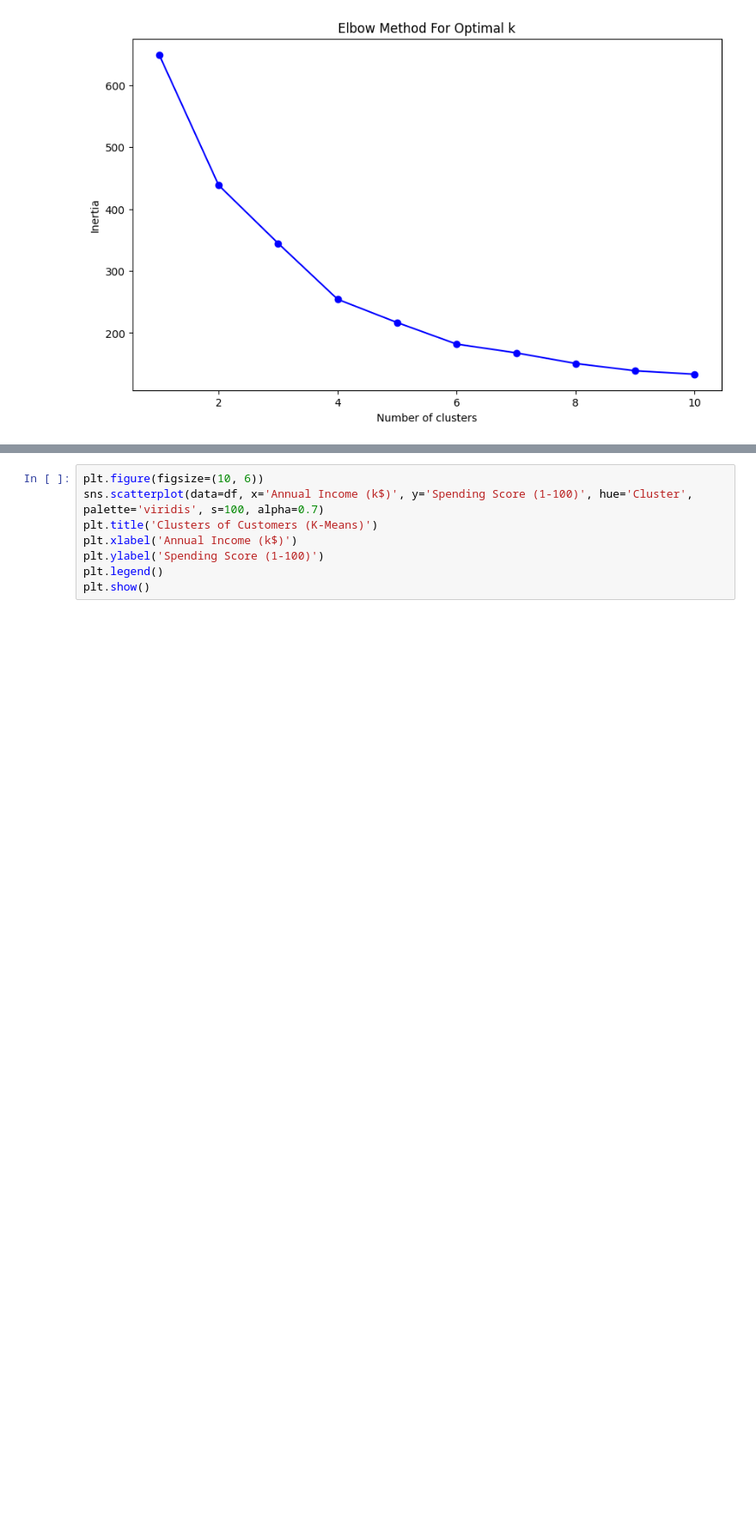
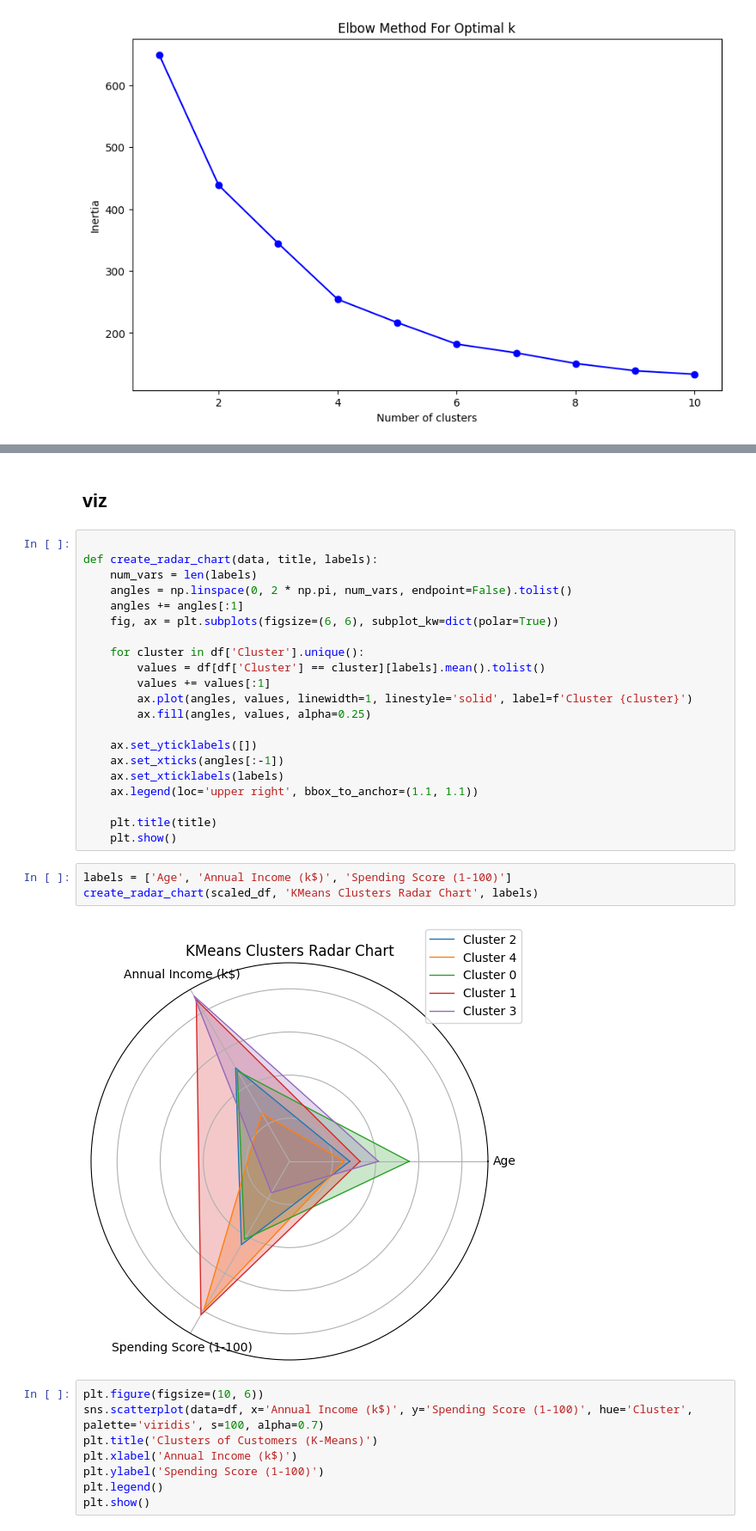
Before and after one commit to adibk/customer_analysis, a Jupyter notebook: shopping_mall/jupyter_Mall.ipynb, the cells around one changed output, grey strips where cells are left out. Shown at 86% size. Saved outputs shown, nothing was run; the diff lists cells and outputs as text; blank space fills up the shorter version.

```diff
--- a/shopping_mall/jupyter_Mall.ipynb
+++ b/shopping_mall/jupyter_Mall.ipynb
@@ -191,3 +234,31 @@ df.head()
+# %% [markdown]
+## viz
+# %%
+
+def create_radar_chart(data, title, labels):
+    num_vars = len(labels)
+    angles = np.linspace(0, 2 * np.pi, num_vars, endpoint=False).tolist()
+    angles += angles[:1]
+    fig, ax = plt.subplots(figsize=(6, 6), subplot_kw=dict(polar=True))
+
+    for cluster in df['Cluster'].unique():
+        values = df[df['Cluster'] == cluster][labels].mean().tolist()
+        values += values[:1]
+        ax.plot(angles, values, linewidth=1, linestyle='solid', label=f'Cluster {cluster}')
+        ax.fill(angles, values, alpha=0.25)
+
+    ax.set_yticklabels([])
+    ax.set_xticks(angles[:-1])
+    ax.set_xticklabels(labels)
+    ax.legend(loc='upper right', bbox_to_anchor=(1.1, 1.1))
+
+    plt.title(title)
+    plt.show()
+# %%
+labels = ['Age', 'Annual Income (k$)', 'Spending Score (1-100)']
+create_radar_chart(scaled_df, 'KMeans Clusters Radar Chart', labels)
+# %% [output]
+[figure, added]
 # %%
 plt.figure(figsize=(10, 6))
 sns.scatterplot(data=df, x='Annual Income (k$)', y='Spending Score (1-100)', hue='Cluster', palette='viridis', s=100, alpha=0.7)
```
Also changed, not shown: parts of 68 cells of this notebook.
